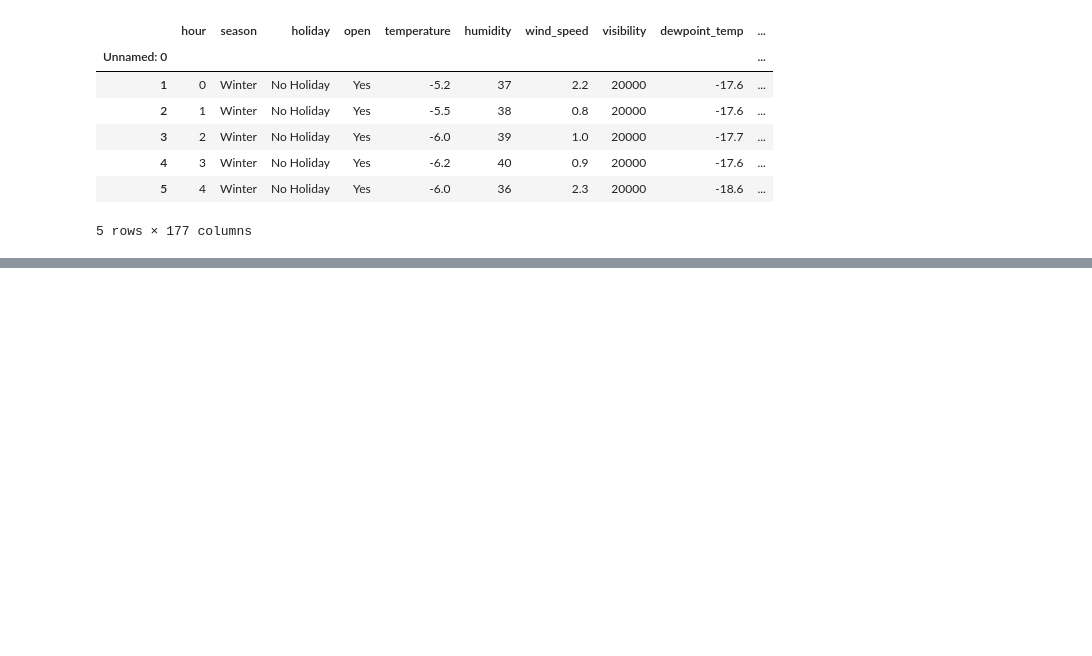
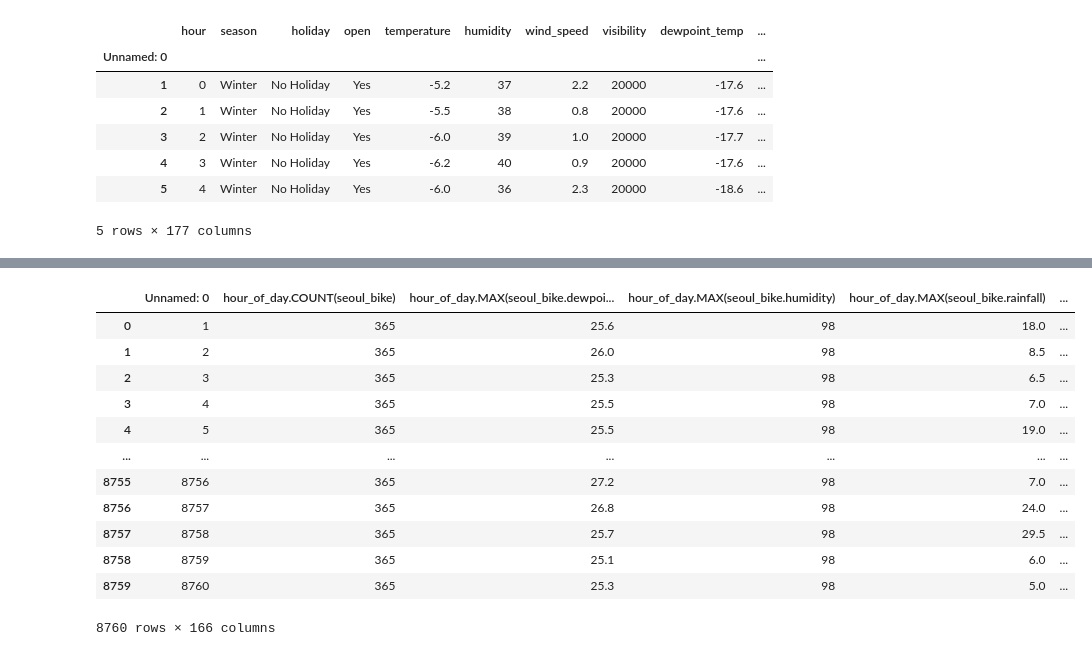
Before and after one commit to Jiian/seoulbike, a Jupyter notebook: feature_engineering/feature_engineering.ipynb, the cells around one changed output, grey strips where cells are left out. Drawn from its saved outputs; the diff is of its cells as text; code cells hidden in the pictures; blank space fills up the shorter version.

```diff
--- a/feature_engineering/feature_engineering.ipynb
+++ b/feature_engineering/feature_engineering.ipynb
@@ -195,0 +411,16 @@ Name: Holiday.SUM(seoul_bike.dewpoint_temp), dtype: int64
+# %%
+filtered_feature_matrix
+# %% [output]
+|  | Unnamed: 0 | hour_of_day.COUNT(seoul_bike) | hour_of_day.MAX(seoul_bike.dewpoi... | hour_of_day.MAX(seoul_bike.humidity) | hour_of_day.MAX(seoul_bike.rainfall) | ... |
+| 0 | 1 | 365 | 25.6 | 98 | 18.0 | ... |
+| 1 | 2 | 365 | 26.0 | 98 | 8.5 | ... |
+| 2 | 3 | 365 | 25.3 | 98 | 6.5 | ... |
+| 3 | 4 | 365 | 25.5 | 98 | 7.0 | ... |
+| 4 | 5 | 365 | 25.5 | 98 | 19.0 | ... |
+| ... | ... | ... | ... | ... | ... | ... |
+| 8755 | 8756 | 365 | 27.2 | 98 | 7.0 | ... |
+| 8756 | 8757 | 365 | 26.8 | 98 | 24.0 | ... |
+| 8757 | 8758 | 365 | 25.7 | 98 | 29.5 | ... |
+| 8758 | 8759 | 365 | 25.1 | 98 | 6.0 | ... |
+| 8759 | 8760 | 365 | 25.3 | 98 | 5.0 | ... |
+8760 rows × 166 columns
```
Also changed, not shown: parts of 8 cells of this notebook, 1 other file.
